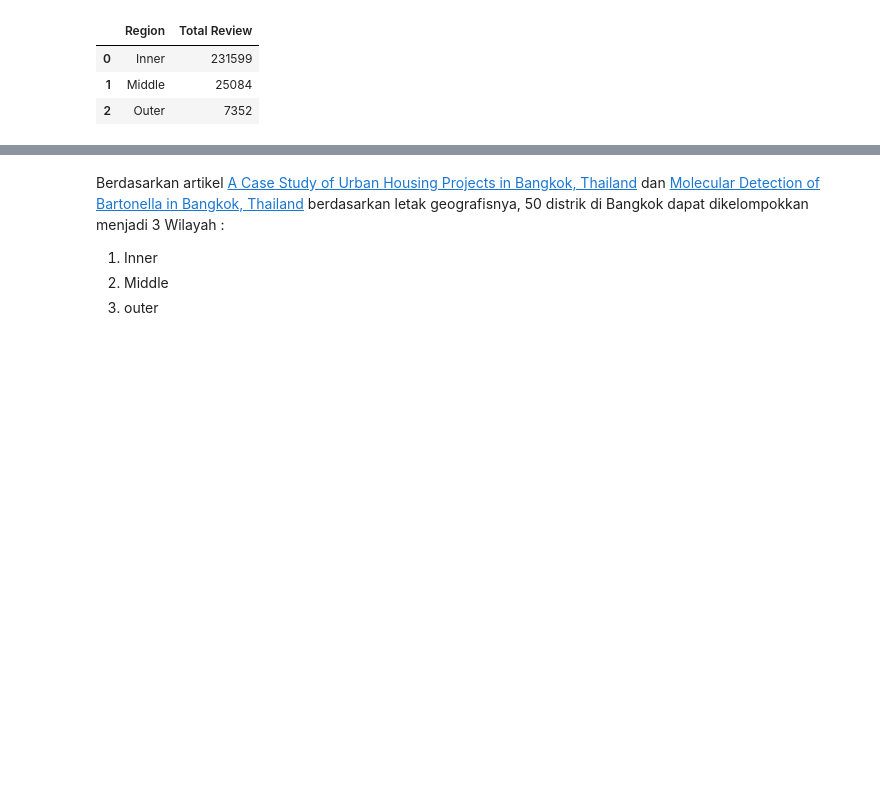
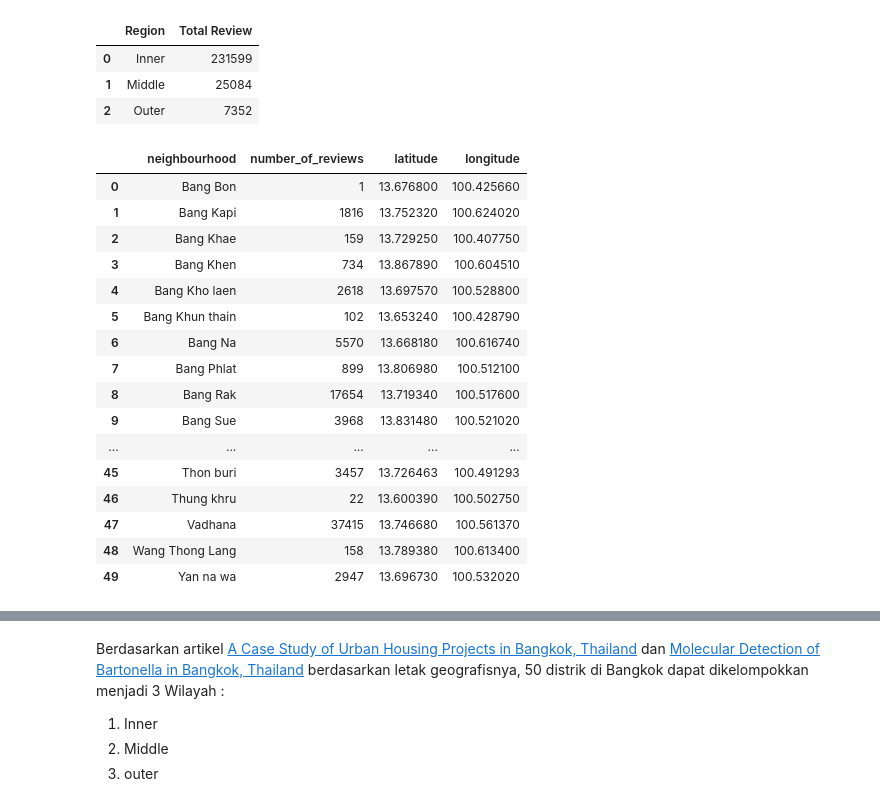
Before and after one commit to yapex1324/airbnb_listing_in_bangkok, a Jupyter notebook: capstone_modul2.ipynb, the cells around one changed output, grey strips where cells are left out. Cells and saved outputs as stored; diff of their text form; code cells hidden in the pictures; blank space fills up the shorter version.

```diff
--- a/capstone_modul2.ipynb
+++ b/capstone_modul2.ipynb
@@ -368,3 +374,24 @@ df_region
 | 0 | Inner | 231599 |
 | 1 | Middle | 25084 |
 | 2 | Outer | 7352 |
+# %%
+df_map = df_listing_clean.groupby('neighbourhood').agg({'number_of_reviews' : 'sum', 'latitude':'first', 'longitude':'first'}).reset_index()
+df_map
+# %% [output]
+|  | neighbourhood | number_of_reviews | latitude | longitude |
+| 0 | Bang Bon | 1 | 13.676800 | 100.425660 |
+| 1 | Bang Kapi | 1816 | 13.752320 | 100.624020 |
+| 2 | Bang Khae | 159 | 13.729250 | 100.407750 |
+| 3 | Bang Khen | 734 | 13.867890 | 100.604510 |
+| 4 | Bang Kho laen | 2618 | 13.697570 | 100.528800 |
+| 5 | Bang Khun thain | 102 | 13.653240 | 100.428790 |
+| 6 | Bang Na | 5570 | 13.668180 | 100.616740 |
+| 7 | Bang Phlat | 899 | 13.806980 | 100.512100 |
+| 8 | Bang Rak | 17654 | 13.719340 | 100.517600 |
+| 9 | Bang Sue | 3968 | 13.831480 | 100.521020 |
+| ... | ... | ... | ... | ... |
+| 45 | Thon buri | 3457 | 13.726463 | 100.491293 |
+| 46 | Thung khru | 22 | 13.600390 | 100.502750 |
+| 47 | Vadhana | 37415 | 13.746680 | 100.561370 |
+| 48 | Wang Thong Lang | 158 | 13.789380 | 100.613400 |
+| 49 | Yan na wa | 2947 | 13.696730 | 100.532020 |
```
Also changed, not shown: parts of 4 cells of this notebook, 2 other files.
